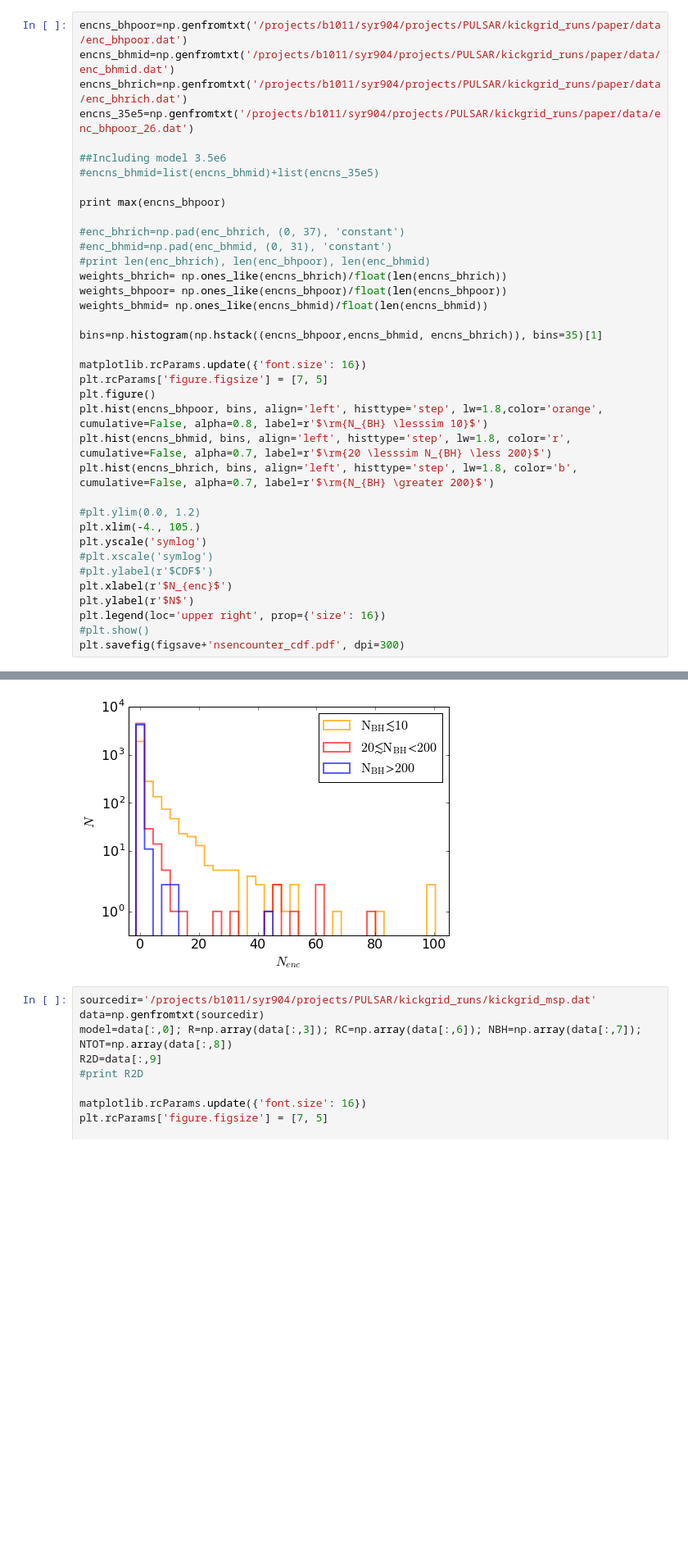
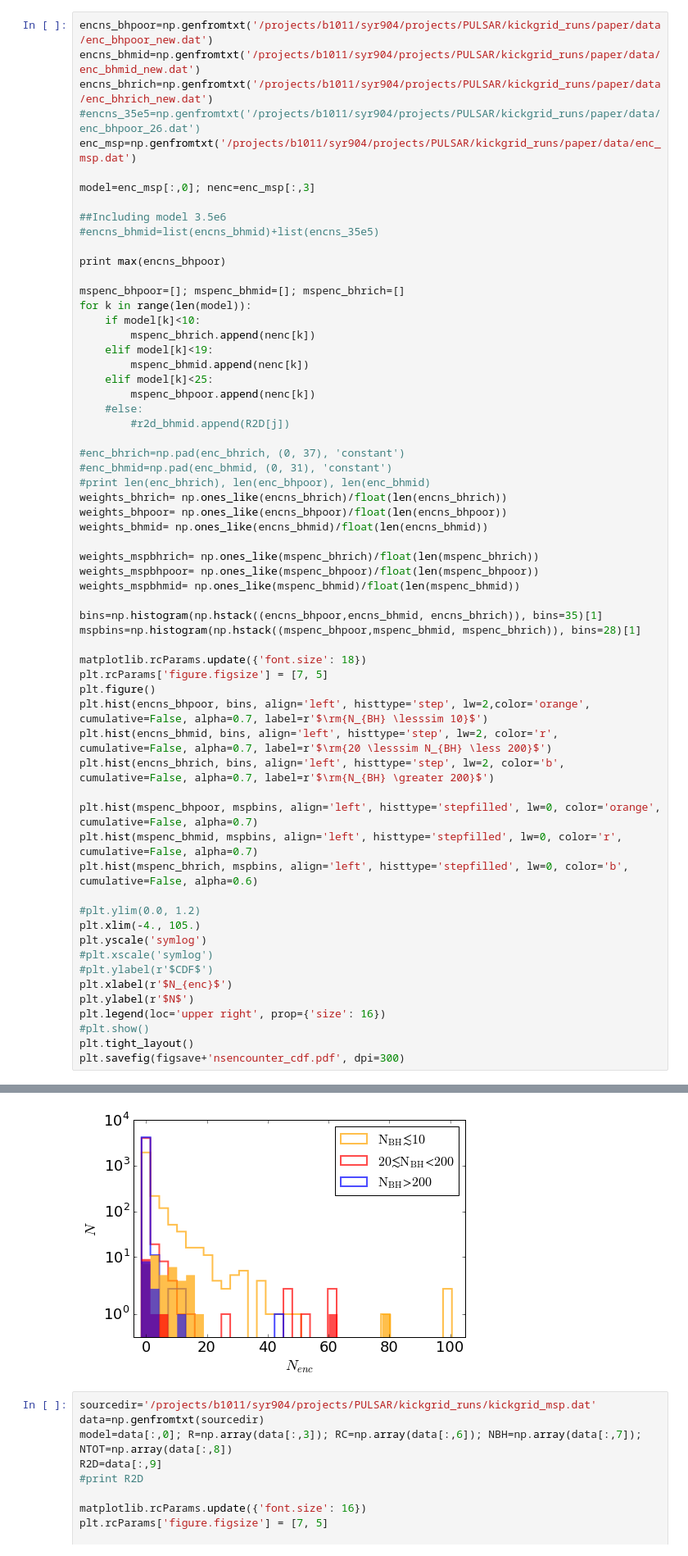
Before and after one commit to claireshiye/MyPythonCode, a Jupyter notebook: ns_plot.ipynb, the cells around one changed output, grey strips where cells are left out. Shown: that part at 82% size. Drawn from its saved outputs; the diff is of its cells as text; blank space fills up the shorter version.

```diff
--- a/ns_plot.ipynb
+++ b/ns_plot.ipynb
@@ -316,45 +386,69 @@ plt.legend(loc='lower right')
 778283 673811
 [figure]
 # %%
-encns_bhpoor=np.genfromtxt('/projects/b1011/syr904/projects/PULSAR/kickgrid_runs/paper/data/enc_bhpoor.dat')
-encns_bhmid=np.genfromtxt('/projects/b1011/syr904/projects/PULSAR/kickgrid_runs/paper/data/enc_bhmid.dat')
-encns_bhrich=np.genfromtxt('/projects/b1011/syr904/projects/PULSAR/kickgrid_runs/paper/data/enc_bhrich.dat')
-encns_35e5=np.genfromtxt('/projects/b1011/syr904/projects/PULSAR/kickgrid_runs/paper/data/enc_bhpoor_26.dat')
+encns_bhpoor=np.genfromtxt('/projects/b1011/syr904/projects/PULSAR/kickgrid_runs/paper/data/enc_bhpoor_new.dat')
+encns_bhmid=np.genfromtxt('/projects/b1011/syr904/projects/PULSAR/kickgrid_runs/paper/data/enc_bhmid_new.dat')
+encns_bhrich=np.genfromtxt('/projects/b1011/syr904/projects/PULSAR/kickgrid_runs/paper/data/enc_bhrich_new.dat')
+#encns_35e5=np.genfromtxt('/projects/b1011/syr904/projects/PULSAR/kickgrid_runs/paper/data/enc_bhpoor_26.dat')
+enc_msp=np.genfromtxt('/projects/b1011/syr904/projects/PULSAR/kickgrid_runs/paper/data/enc_msp.dat')
+
+model=enc_msp[:,0]; nenc=enc_msp[:,3]
 
 ##Including model 3.5e6
 #encns_bhmid=list(encns_bhmid)+list(encns_35e5)
 
 print max(encns_bhpoor)
+
+mspenc_bhpoor=[]; mspenc_bhmid=[]; mspenc_bhrich=[]
+for k in range(len(model)):
+    if model[k]<10:
+        mspenc_bhrich.append(nenc[k])
+    elif model[k]<19:
+        mspenc_bhmid.append(nenc[k])
+    elif model[k]<25:
+        mspenc_bhpoor.append(nenc[k])
+    #else:
+        #r2d_bhmid.append(R2D[j])
 
 #enc_bhrich=np.pad(enc_bhrich, (0, 37), 'constant')
 #enc_bhmid=np.pad(enc_bhmid, (0, 31), 'constant')
 #print len(enc_bhrich), len(enc_bhpoor), len(enc_bhmid)
 weights_bhrich= np.ones_like(encns_bhrich)/float(len(encns_bhrich))
 weights_bhpoor= np.ones_like(encns_bhpoor)/float(len(encns_bhpoor))
 weights_bhmid= np.ones_like(encns_bhmid)/float(len(encns_bhmid))
 
+weights_mspbhrich= np.ones_like(mspenc_bhrich)/float(len(mspenc_bhrich))
+weights_mspbhpoor= np.ones_like(mspenc_bhpoor)/float(len(mspenc_bhpoor))
+weights_mspbhmid= np.ones_like(mspenc_bhmid)/float(len(mspenc_bhmid))
+
 bins=np.histogram(np.hstack((encns_bhpoor,encns_bhmid, encns_bhrich)), bins=35)[1]
+mspbins=np.histogram(np.hstack((mspenc_bhpoor,mspenc_bhmid, mspenc_bhrich)), bins=28)[1]
 
-matplotlib.rcParams.update({'font.size': 16})
+matplotlib.rcParams.update({'font.size': 18})
 plt.rcParams['figure.figsize'] = [7, 5]
 plt.figure()
-plt.hist(encns_bhpoor, bins, align='left', histtype='step', lw=1.8,color='orange', cumulative=False, alpha=0.8, label=r'$\rm{N_{BH} \lesssim 10}$')
-plt.hist(encns_bhmid, bins, align='left', histtype='step', lw=1.8, color='r', cumulative=False, alpha=0.7, label=r'$\rm{20 \lesssim N_{BH} \less 200}$')
-plt.hist(encns_bhrich, bins, align='left', histtype='step', lw=1.8, color='b', cumulative=False, alpha=0.7, label=r'$\rm{N_{BH} \greater 200}$')
+plt.hist(encns_bhpoor, bins, align='left', histtype='step', lw=2,color='orange', cumulative=False, alpha=0.7, label=r'$\rm{N_{BH} \lesssim 10}$')
+plt.hist(encns_bhmid, bins, align='left', histtype='step', lw=2, color='r', cumulative=False, alpha=0.7, label=r'$\rm{20 \lesssim N_{BH} \less 200}$')
+plt.hist(encns_bhrich, bins, align='left', histtype='step', lw=2, color='b', cumulative=False, alpha=0.7, label=r'$\rm{N_{BH} \greater 200}$')
+
+plt.hist(mspenc_bhpoor, mspbins, align='left', histtype='stepfilled', lw=0, color='orange', cumulative=False, alpha=0.7)
+plt.hist(mspenc_bhmid, mspbins, align='left', histtype='stepfilled', lw=0, color='r', cumulative=False, alpha=0.7)
+plt.hist(mspenc_bhrich, mspbins, align='left', histtype='stepfilled', lw=0, color='b', cumulative=False, alpha=0.6)
 
 #plt.ylim(0.0, 1.2)
 plt.xlim(-4., 105.)
 plt.yscale('symlog')
 #plt.xscale('symlog')
 #plt.ylabel(r'$CDF$')
 plt.xlabel(r'$N_{enc}$')
 plt.ylabel(r'$N$')
 plt.legend(loc='upper right', prop={'size': 16})
 #plt.show()
+plt.tight_layout()
 plt.savefig(figsave+'nsencounter_cdf.pdf', dpi=300)
 # %% [output]
 102.0
-[figure, old version]
+[figure, new version]
 # %%
 sourcedir='/projects/b1011/syr904/projects/PULSAR/kickgrid_runs/kickgrid_msp.dat'
 data=np.genfromtxt(sourcedir)
```
Also changed, not shown: parts of 7 cells of this notebook, 1 other file.
